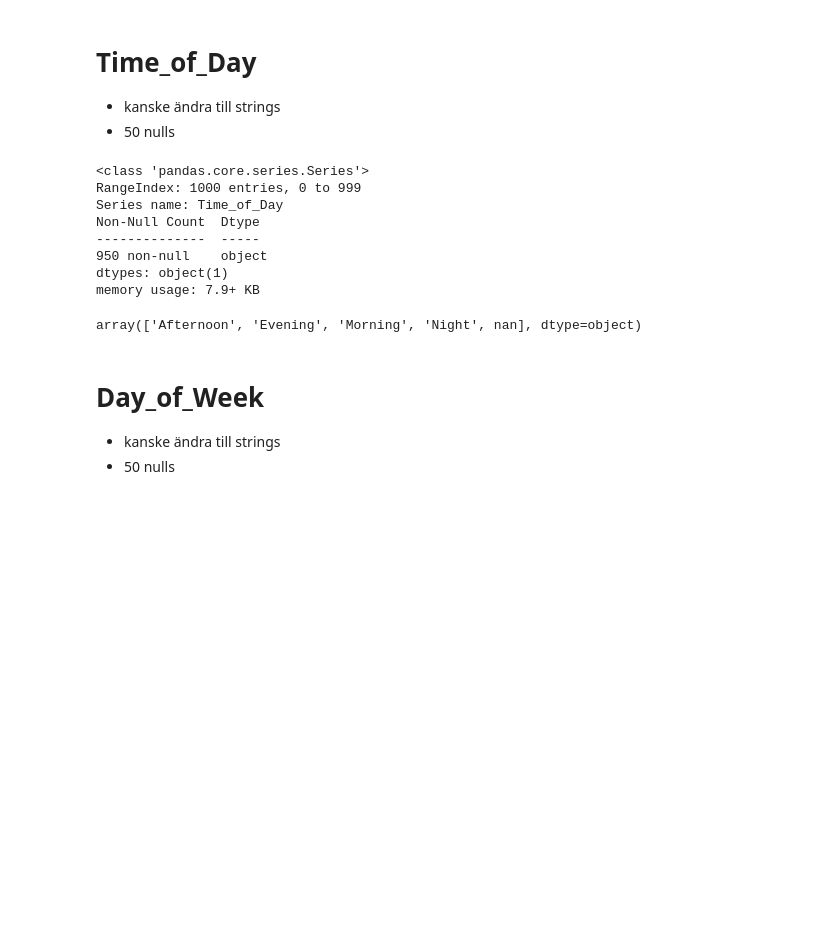
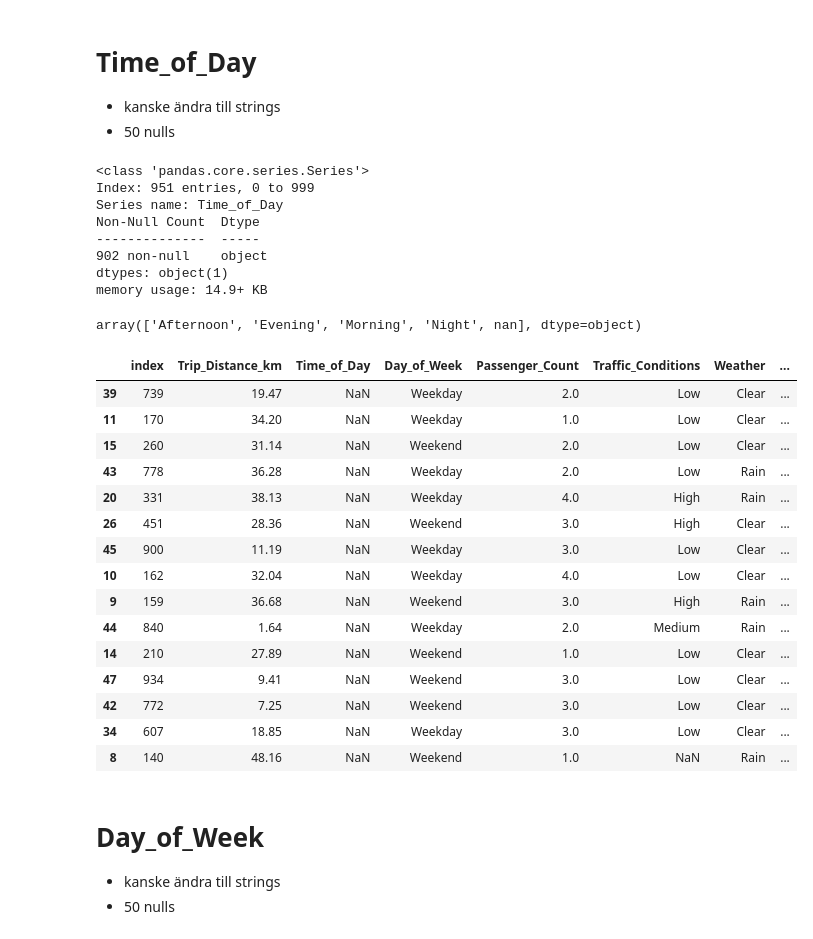
Before and after one commit to luckepucke6/taxi_prediction_fullstack_lucas_lindh, a Jupyter notebook: src/taxipred/model_development/eda.ipynb, the cells around one changed output. Drawn from its saved outputs; the diff is of its cells as text; code cells hidden in the pictures; blank space fills up the shorter version.

```diff
--- a/src/taxipred/model_development/eda.ipynb
+++ b/src/taxipred/model_development/eda.ipynb
@@ -137,3 +173,5 @@ array([  6.1269    ,   6.4729    ,   8.6709    ,   8.7296    ,
        276.84059674, 280.87730155, 283.64520059, 296.08869731,
        320.95866358, 322.72599609, 325.09894981, 327.21766546,
        328.87176914, 329.91300394, 332.04368868,          nan])
+# %%
+df = df.dropna(subset=["Trip_Price"])
@@ -153,15 +195,34 @@ Text(0.5, 1.0, 'Distribution of trip price')
 df["Time_of_Day"].info()
 # %% [output]
 <class 'pandas.core.series.Series'>
-RangeIndex: 1000 entries, 0 to 999
+Index: 951 entries, 0 to 999
 Series name: Time_of_Day
 Non-Null Count  Dtype
 --------------  -----
-950 non-null    object
+902 non-null    object
 dtypes: object(1)
-memory usage: 7.9+ KB
+memory usage: 14.9+ KB
 # %%
 df["Time_of_Day"].isna().sum()
 df["Time_of_Day"].sort_values().unique()
 # %% [output]
 array(['Afternoon', 'Evening', 'Morning', 'Night', nan], dtype=object)
+# %%
+df[df["Time_of_Day"].isna()].reset_index().sample(15)
+# %% [output]
+|  | index | Trip_Distance_km | Time_of_Day | Day_of_Week | Passenger_Count | Traffic_Conditions | Weather | ... |
+| 39 | 739 | 19.47 | NaN | Weekday | 2.0 | Low | Clear | ... |
+| 11 | 170 | 34.20 | NaN | Weekday | 1.0 | Low | Clear | ... |
+| 15 | 260 | 31.14 | NaN | Weekend | 2.0 | Low | Clear | ... |
+| 43 | 778 | 36.28 | NaN | Weekday | 2.0 | Low | Rain | ... |
+| 20 | 331 | 38.13 | NaN | Weekday | 4.0 | High | Rain | ... |
+| 26 | 451 | 28.36 | NaN | Weekend | 3.0 | High | Clear | ... |
+| 45 | 900 | 11.19 | NaN | Weekday | 3.0 | Low | Clear | ... |
+| 10 | 162 | 32.04 | NaN | Weekday | 4.0 | Low | Clear | ... |
+| 9 | 159 | 36.68 | NaN | Weekend | 3.0 | High | Rain | ... |
+| 44 | 840 | 1.64 | NaN | Weekday | 2.0 | Medium | Rain | ... |
+| 14 | 210 | 27.89 | NaN | Weekend | 1.0 | Low | Clear | ... |
+| 47 | 934 | 9.41 | NaN | Weekend | 3.0 | Low | Clear | ... |
+| 42 | 772 | 7.25 | NaN | Weekend | 3.0 | Low | Clear | ... |
+| 34 | 607 | 18.85 | NaN | Weekday | 3.0 | Low | Clear | ... |
+| 8 | 140 | 48.16 | NaN | Weekend | 1.0 | NaN | Rain | ... |
```
Also changed, not shown: parts of 31 cells of this notebook, 2 other files.
